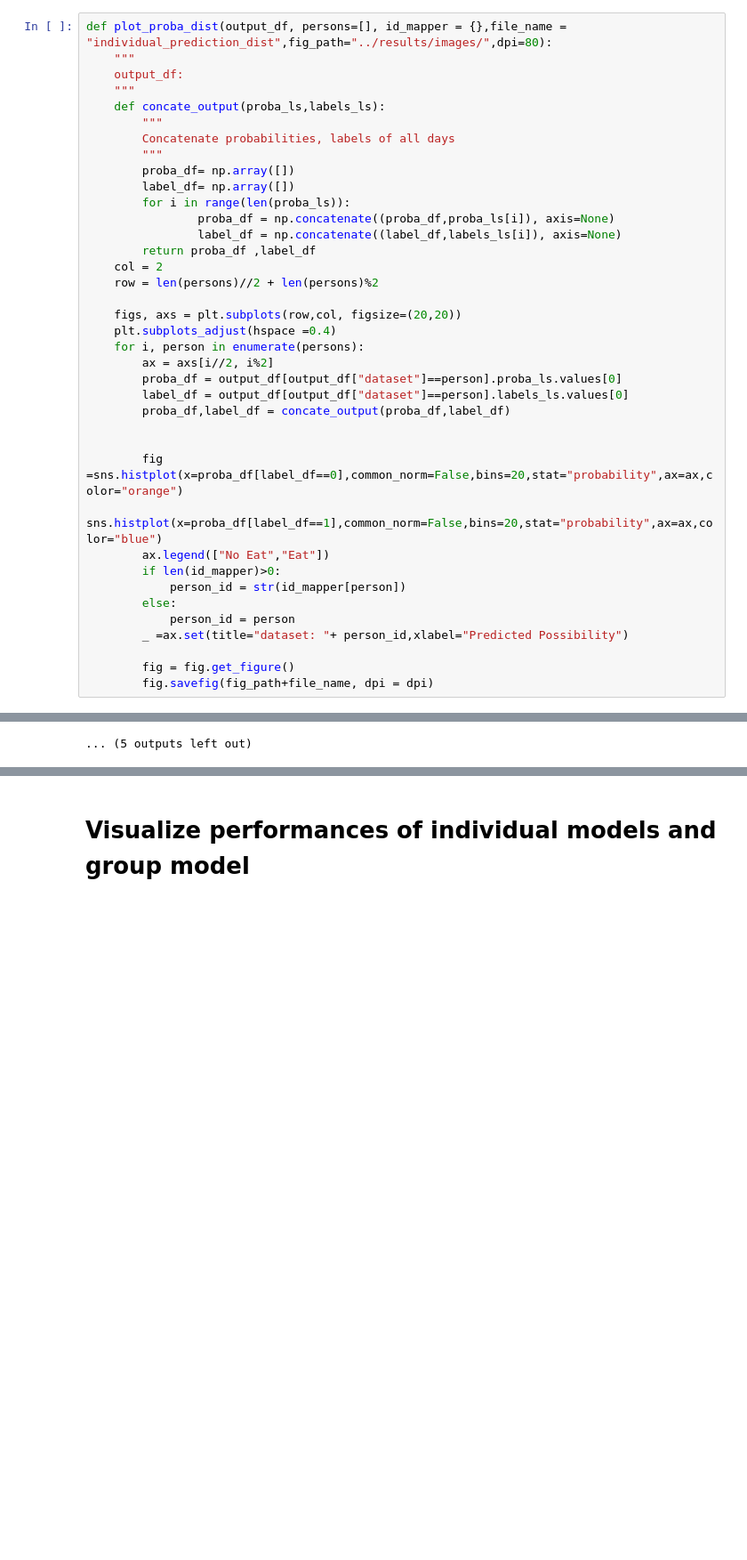
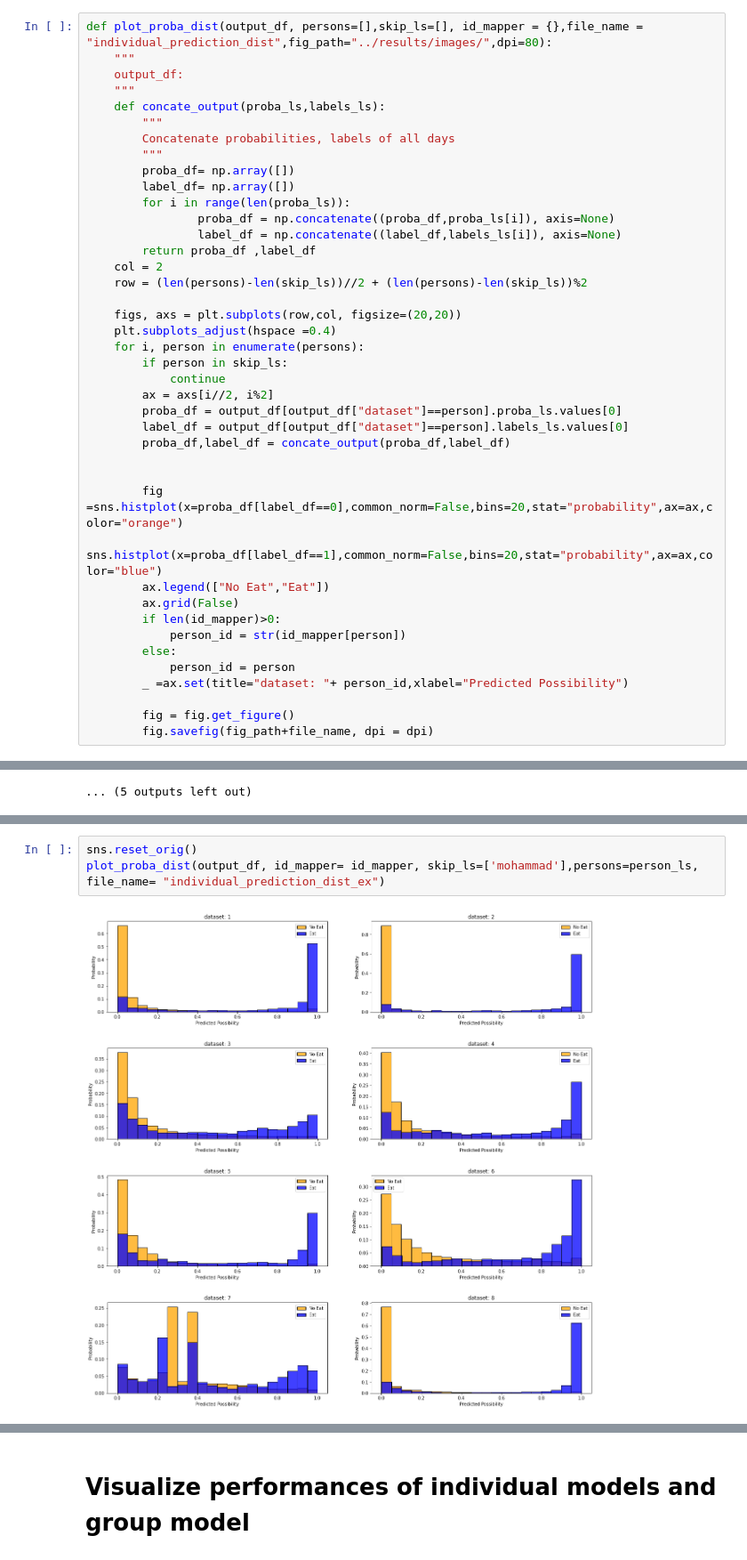
Before and after one commit to wenkangwei/eating-activity-detection, a Jupyter notebook: src/1_3-EDA.ipynb, the cells around one changed output, grey strips where cells are left out. Shown at 89% size. Drawn from its saved outputs; the diff is of its cells as text; blank space fills up the shorter version.

```diff
--- a/src/1_3-EDA.ipynb
+++ b/src/1_3-EDA.ipynb
@@ -739,7 +739,7 @@ proba_len, labels_len, data_len
 # %% [output]
 (384476, 384476, 384476)
 # %%
-def plot_proba_dist(output_df, persons=[], id_mapper = {},file_name = "individual_prediction_dist",fig_path="../results/images/",dpi=80):
+def plot_proba_dist(output_df, persons=[],skip_ls=[], id_mapper = {},file_name = "individual_prediction_dist",fig_path="../results/images/",dpi=80):
     """
     output_df:
     """
@@ -754,11 +754,13 @@ def plot_proba_dist(output_df, persons=[], id_mapper = {},file_name = "individua
                 label_df = np.concatenate((label_df,labels_ls[i]), axis=None)
         return proba_df ,label_df
     col = 2
-    row = len(persons)//2 + len(persons)%2
+    row = (len(persons)-len(skip_ls))//2 + (len(persons)-len(skip_ls))%2
 
     figs, axs = plt.subplots(row,col, figsize=(20,20))
     plt.subplots_adjust(hspace =0.4)
     for i, person in enumerate(persons):
+        if person in skip_ls:
+            continue
         ax = axs[i//2, i%2]
         proba_df = output_df[output_df["dataset"]==person].proba_ls.values[0]
         label_df = output_df[output_df["dataset"]==person].labels_ls.values[0]
@@ -768,6 +770,7 @@ def plot_proba_dist(output_df, persons=[], id_mapper = {},file_name = "individua
         fig =sns.histplot(x=proba_df[label_df==0],common_norm=False,bins=20,stat="probability",ax=ax,color="orange")
         sns.histplot(x=proba_df[label_df==1],common_norm=False,bins=20,stat="probability",ax=ax,color="blue")
         ax.legend(["No Eat","Eat"])
+        ax.grid(False)
         if len(id_mapper)>0:
             person_id = str(id_mapper[person])
         else:
@@ -854,3 +857,8 @@ Segmentation Completed.
 plot_proba_dist(group_model_output_df, id_mapper= id_mapper,persons=person_ls,file_name= "group_prediction_dist")
 # %% [output]
 [figure]
+# %%
+sns.reset_orig()
+plot_proba_dist(output_df, id_mapper= id_mapper, skip_ls=['mohammad'],persons=person_ls, file_name= "individual_prediction_dist_ex")
+# %% [output]
+[figure, added]
```
Also changed, not shown: parts of 1 cell of this notebook, 2 other files.
